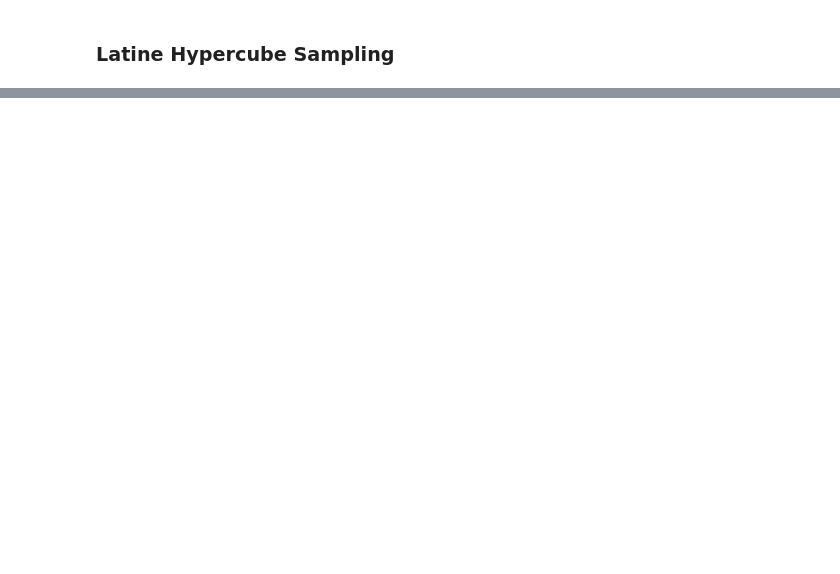
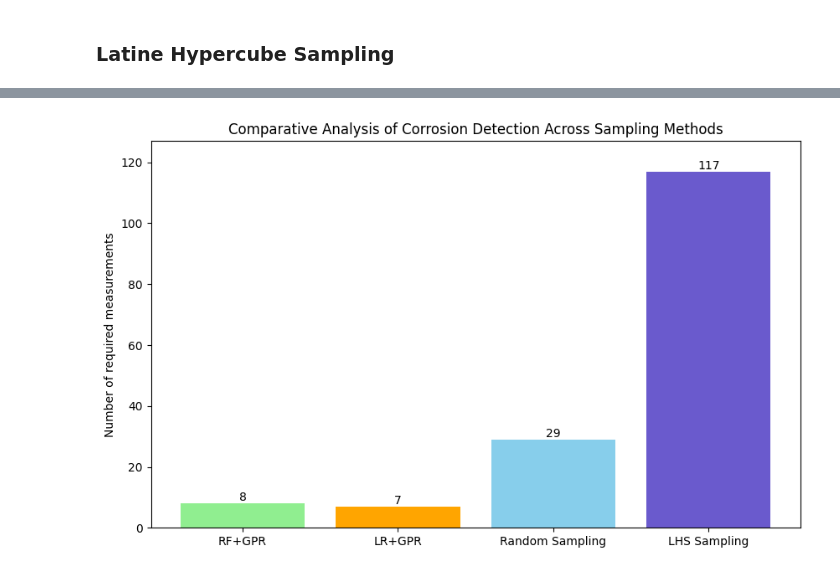
Before and after one commit to ghezalahmad/Adaptive-Sampling, a Jupyter notebook: Benchmarking.ipynb, the cells around one changed output, grey strips where cells are left out. Drawn from its saved outputs; the diff is of its cells as text; code cells hidden in the pictures; blank space fills up the shorter version.

```diff
--- a/Benchmarking.ipynb
+++ b/Benchmarking.ipynb
@@ -1023,0 +864,32 @@ mean_value, std_dev
+# %%
+# Correcting the quantile values to be integers
+# Method names
+methods = ['RF+GPR', 'LR+GPR', 'Random Sampling', 'LHS Sampling']
+# Round the 90% quantile values to the nearest integer for RF+GPR and LR+GPR
+quantile_90_rf_gpr_int = int(round(quantile_90_rf_gpr))
+quantile_90_lr_gpr_int = int(round(quantile_90_lr_gpr))
+quantile_90_random_sampling = int(round(quantile_90_random_sampling))
+# Updated values for each method
+values_int = [quantile_90_rf_gpr_int, quantile_90_lr_gpr_int, quantile_90_random_sampling, grid_sampling_max]
+
+# Recreate the bar diagram with integer values
+plt.figure(figsize=(10, 6))
+bars_int = plt.bar(methods, values_int, color=['lightgreen', 'orange', 'skyblue', 'SlateBlue'])
+
+# Adding the text labels on the bars with integer values
+for bar, value in zip(bars_int, values_int):
+    height = bar.get_height()
+    plt.text(bar.get_x() + bar.get_width() / 2.0, height, f"{value}", ha='center', va='bottom')
+
+# Labels and Title
+plt.ylabel('Number of required measurements')
+plt.title('Comparative Analysis of Corrosion Detection Across Sampling Methods')
+
+plt.ylim(0, max(values_int) + 10)  # Adjust y-axis limit to fit the labels
+
+plt.savefig('quantile_90_performance_comparison.png', dpi=300)
+
+# Show the plot with integer values
+plt.show()
+# %% [output]
+[figure, added]
```
Also changed, not shown: parts of 27 cells of this notebook, 1 other file.
